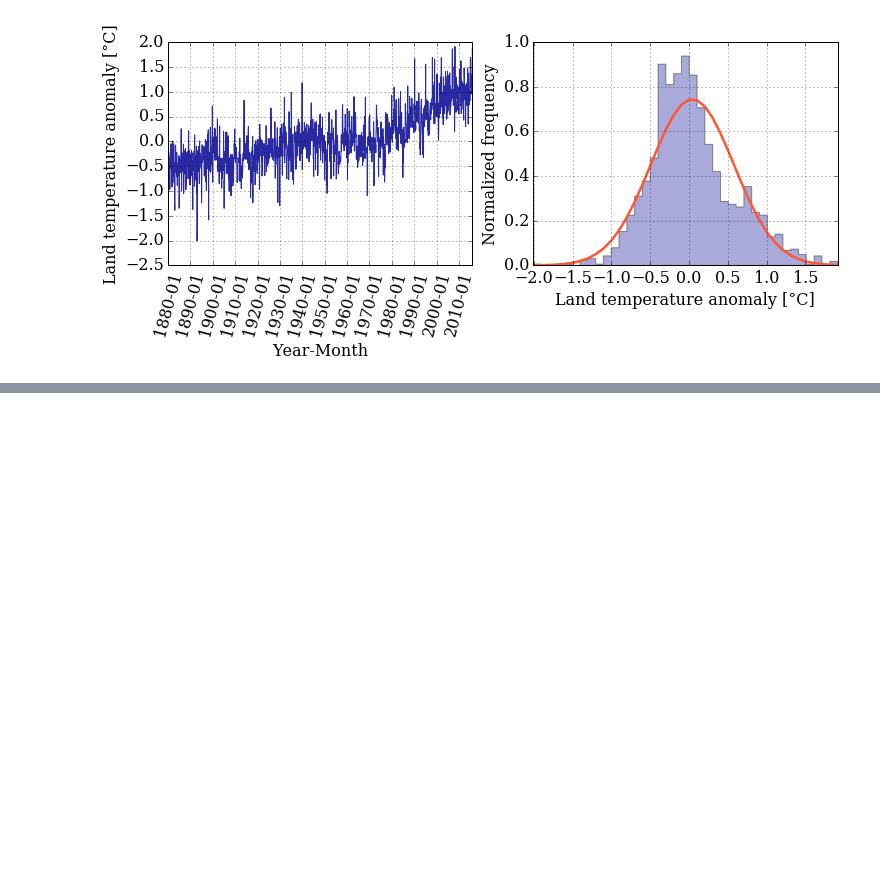
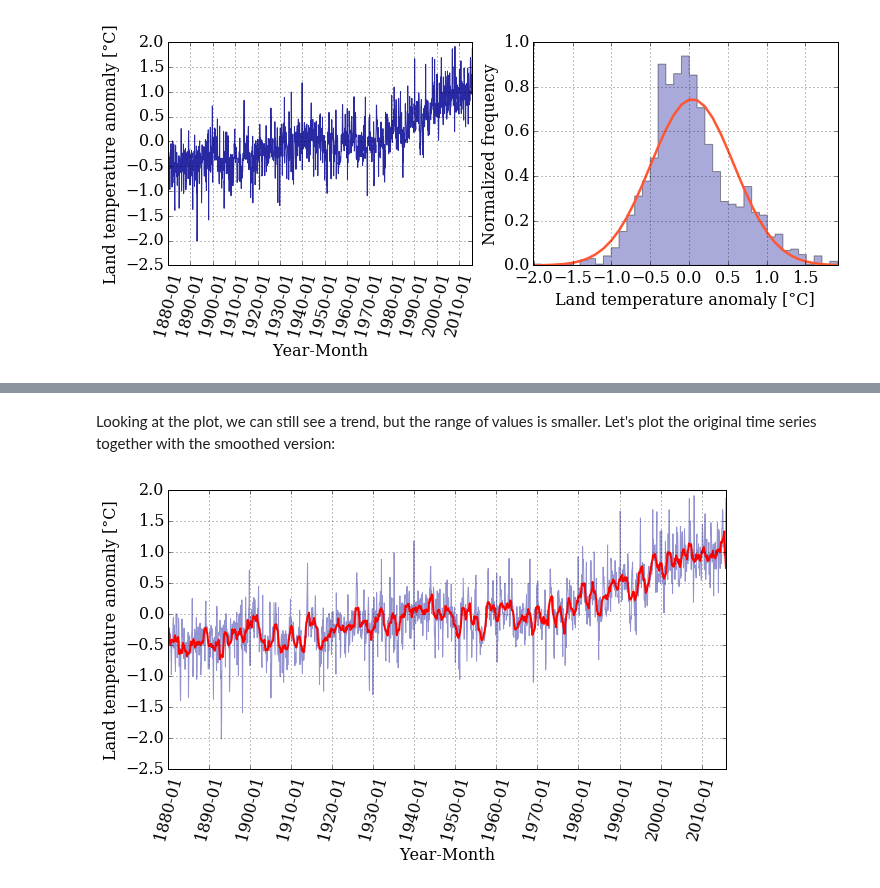
Before and after one commit to barbagroup/essential_skills_RRC, a Jupyter notebook: the_python_scientific_stack.ipynb, the cells around one changed output, grey strips where cells are left out. Drawn from its saved outputs; the diff is of its cells as text; code cells hidden in the pictures; blank space fills up the shorter version.

```diff
--- a/the_python_scientific_stack.ipynb
+++ b/the_python_scientific_stack.ipynb
@@ -291,3 +351,16 @@ pyplot.grid();
+# %% [markdown]
+Looking at the plot, we can still see a trend, but the range of values is smaller. Let's plot the original time series together with the smoothed version:
+# %%
+pyplot.figure(figsize=(10, 5))
+pyplot.xticks(dummy[::12*10], date[::12*10] , rotation=75)
+pyplot.plot(dummy,T_land[:,1], color='#2929a3', ls='-', lw=1, alpha=0.5)
+pyplot.plot(dummy,smooth, color='r', ls='-', lw=2)
+
+pyplot.xlabel('Year-Month')
+pyplot.ylabel('Land temperature anomaly [°C]')
+pyplot.grid();
+# %% [output]
+[figure, added]
 # %%
 #Ignore this cell, It simply loads a style for the notebook.
 
```
Also changed, not shown: parts of 12 cells of this notebook.
